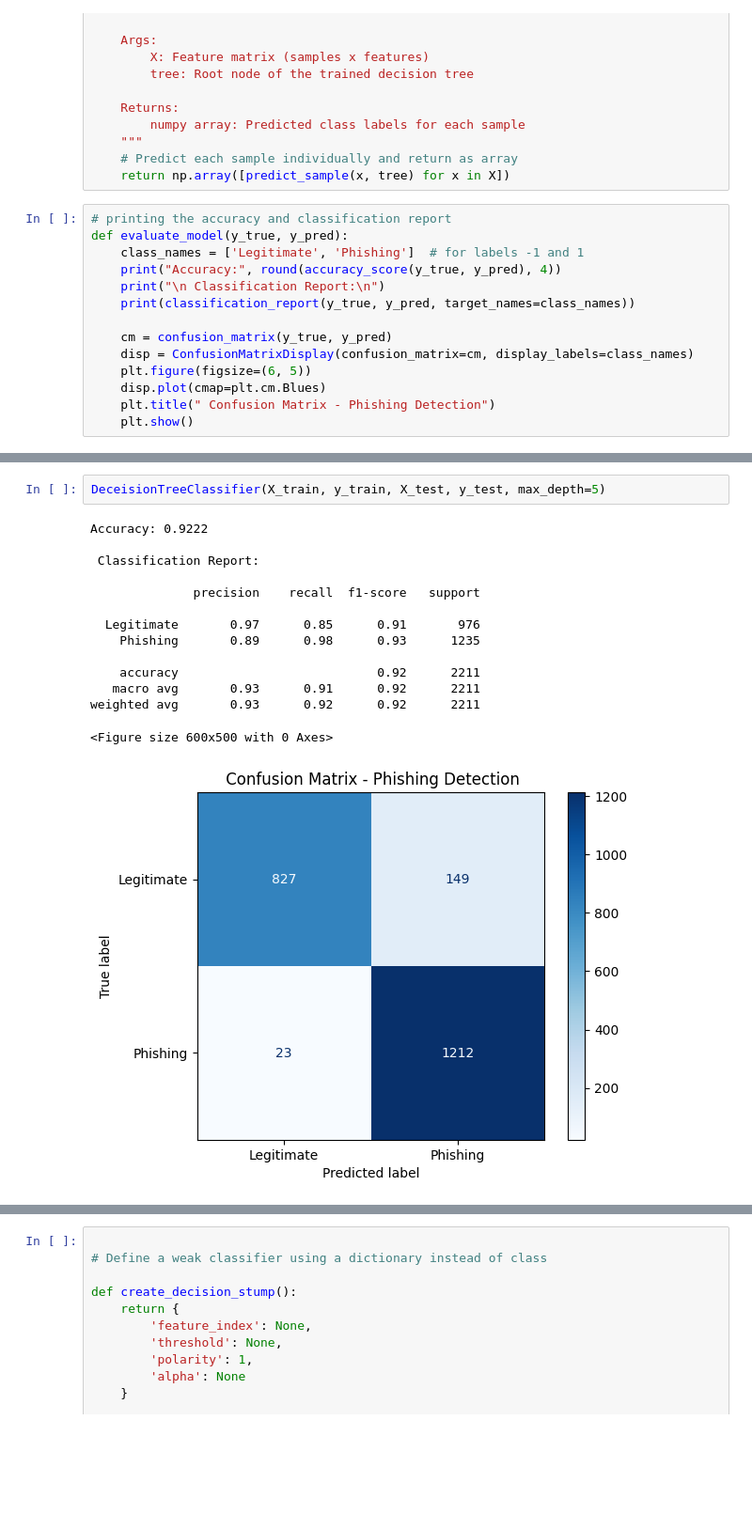
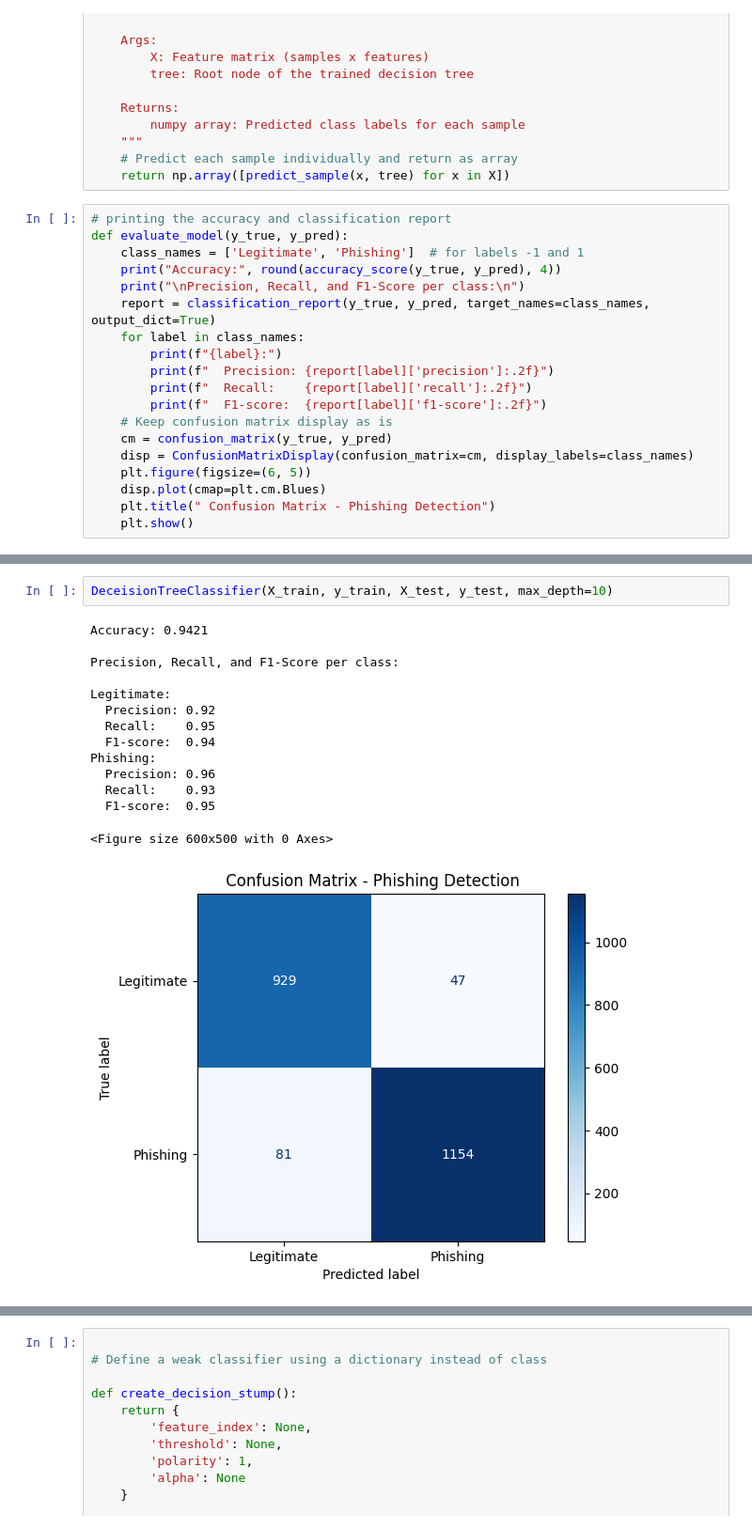
Before and after one commit to Kareemnat12/Machine_learningFinal, a Jupyter notebook: final.ipynb, the cells around one changed output, grey strips where cells are left out. Shown at 94% size. Saved outputs shown, nothing was run; the diff lists cells and outputs as text; blank space fills up the shorter version.

```diff
--- a/final.ipynb
+++ b/final.ipynb
@@ -315,9 +315,14 @@ def predict(X, tree):
 def evaluate_model(y_true, y_pred):
     class_names = ['Legitimate', 'Phishing']  # for labels -1 and 1
     print("Accuracy:", round(accuracy_score(y_true, y_pred), 4))
-    print("\n Classification Report:\n")
-    print(classification_report(y_true, y_pred, target_names=class_names))
-
+    print("\nPrecision, Recall, and F1-Score per class:\n")
+    report = classification_report(y_true, y_pred, target_names=class_names, output_dict=True)
+    for label in class_names:
+        print(f"{label}:")
+        print(f"  Precision: {report[label]['precision']:.2f}")
+        print(f"  Recall:    {report[label]['recall']:.2f}")
+        print(f"  F1-score:  {report[label]['f1-score']:.2f}")
+    # Keep confusion matrix display as is
     cm = confusion_matrix(y_true, y_pred)
     disp = ConfusionMatrixDisplay(confusion_matrix=cm, display_labels=class_names)
     plt.figure(figsize=(6, 5))
@@ -347,19 +355,19 @@ def DeceisionTreeClassifier(X_train, y_train, X_test, y_test, max_depth=None):
     # Evaluate the model
     evaluate_model(y_test, y_pred)
 # %%
-DeceisionTreeClassifier(X_train, y_train, X_test, y_test, max_depth=5)
+DeceisionTreeClassifier(X_train, y_train, X_test, y_test, max_depth=10)
 # %% [output]
-Accuracy: 0.9222
+Accuracy: 0.9421
 
- Classification Report:
+Precision, Recall, and F1-Score per class:
 
-              precision    recall  f1-score   support
-
-  Legitimate       0.97      0.85      0.91       976
-    Phishing       0.89      0.98      0.93      1235
-
-    accuracy                           0.92      2211
-   macro avg       0.93      0.91      0.92      2211
-weighted avg       0.93      0.92      0.92      2211
+Legitimate:
+  Precision: 0.92
+  Recall:    0.95
+  F1-score:  0.94
+Phishing:
+  Precision: 0.96
+  Recall:    0.93
+  F1-score:  0.95
 <Figure size 600x500 with 0 Axes>
-[figure, old version]
+[figure, new version]
```
Also changed, not shown: parts of 14 cells of this notebook.
